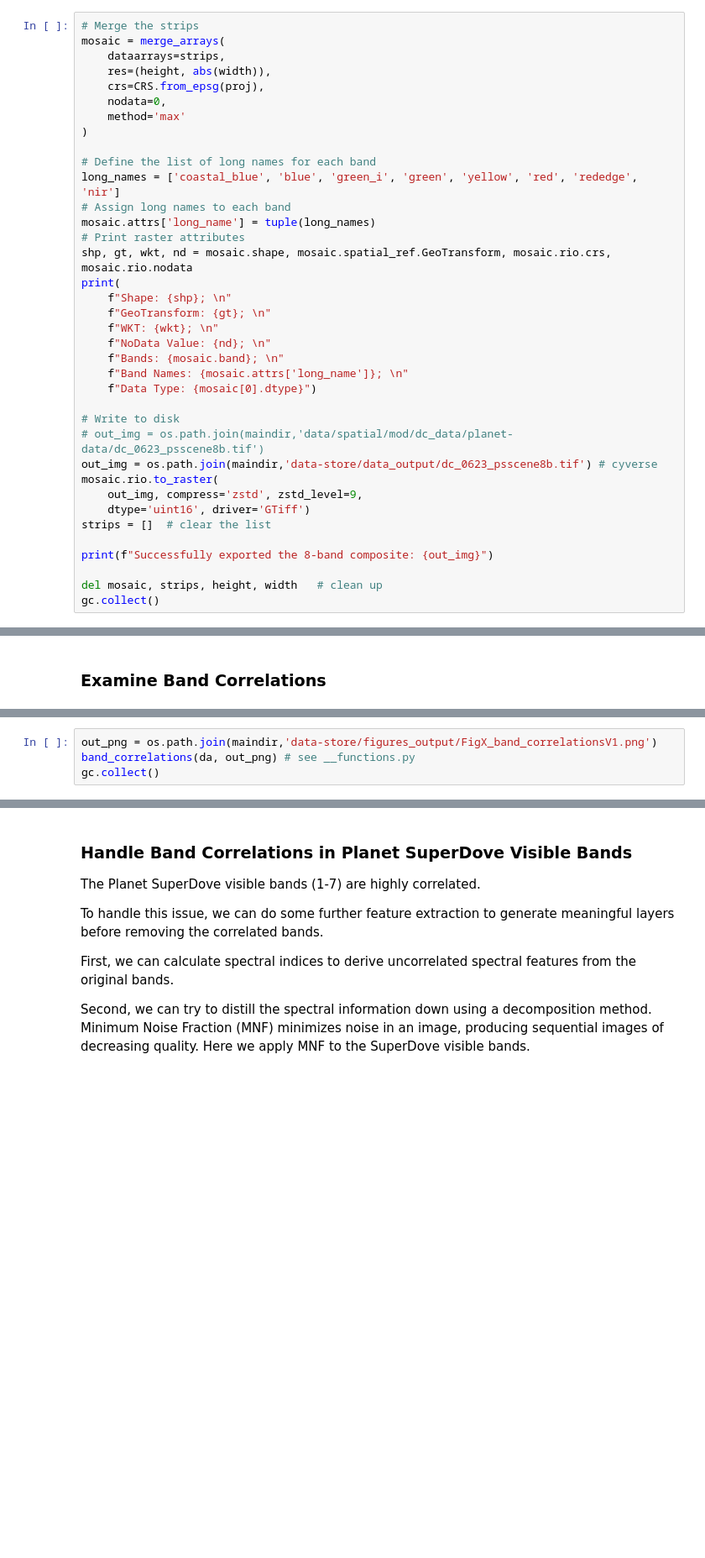
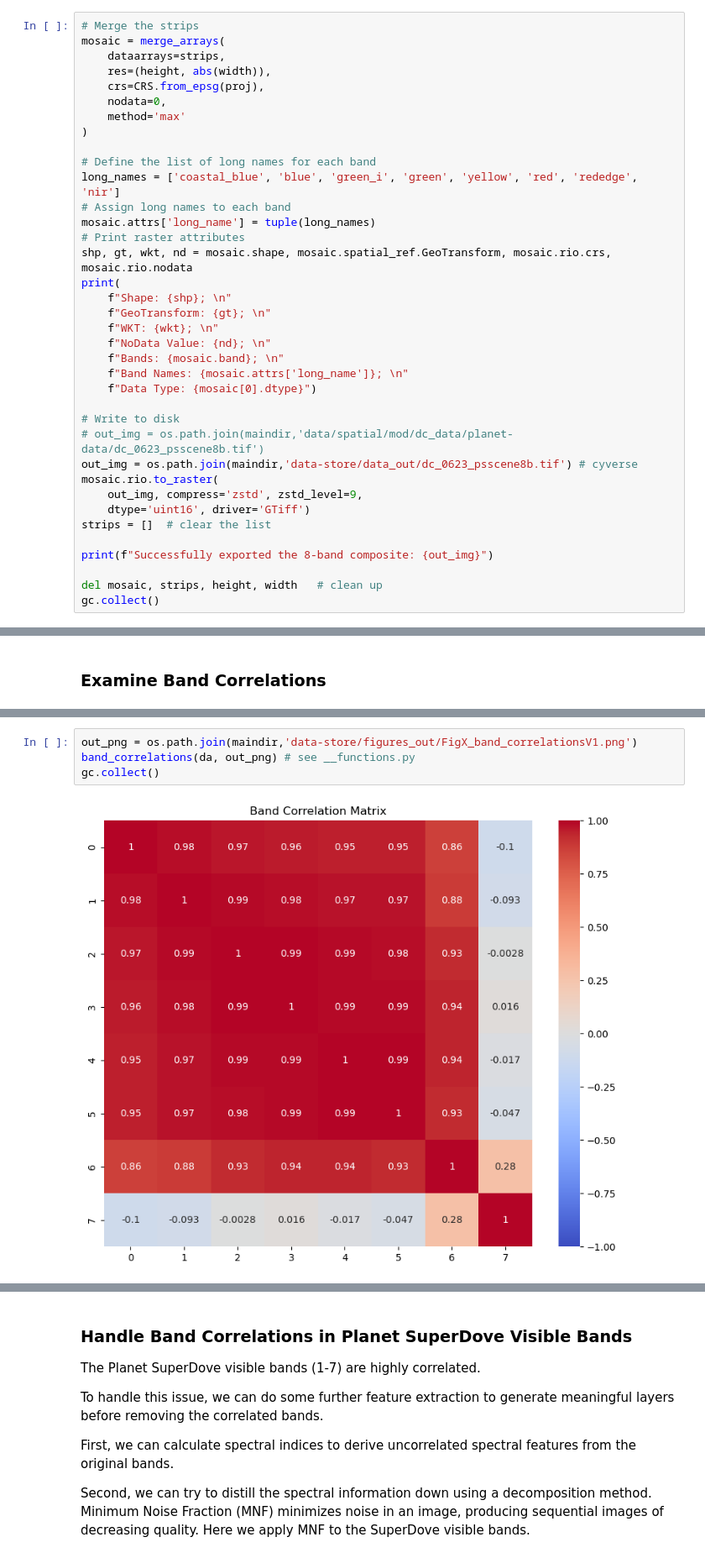
Before and after one commit to maxwellCcook/rooftop-mapping, a Jupyter notebook: code/00psscene-prep-DC.ipynb, the cells around one changed output, grey strips where cells are left out. Shown at 84% size. Cells and saved outputs as stored; diff of their text form; blank space fills up the shorter version.

Commit message:
Updates to psscene prep

```diff
--- a/code/00psscene-prep-DC.ipynb
+++ b/code/00psscene-prep-DC.ipynb
@@ -99,7 +110,7 @@ print(
 
 # Write to disk
 # out_img = os.path.join(maindir,'data/spatial/mod/dc_data/planet-data/dc_0623_psscene8b.tif')
-out_img = os.path.join(maindir,'data-store/data_output/dc_0623_psscene8b.tif') # cyverse
+out_img = os.path.join(maindir,'data-store/data_out/dc_0623_psscene8b.tif') # cyverse
 mosaic.rio.to_raster(
     out_img, compress='zstd', zstd_level=9,
     dtype='uint16', driver='GTiff')
@@ -127,4 +170,6 @@ print(f"Data contains only zeros: {np.all(image_np == 0)}")
 # %%
-out_png = os.path.join(maindir,'data-store/figures_output/FigX_band_correlationsV1.png')
+out_png = os.path.join(maindir,'data-store/figures_out/FigX_band_correlationsV1.png')
 band_correlations(da, out_png) # see __functions.py
 gc.collect()
+# %% [output]
+[figure, added]
```
Also changed, not shown: parts of 41 cells of this notebook, 1 other file.
